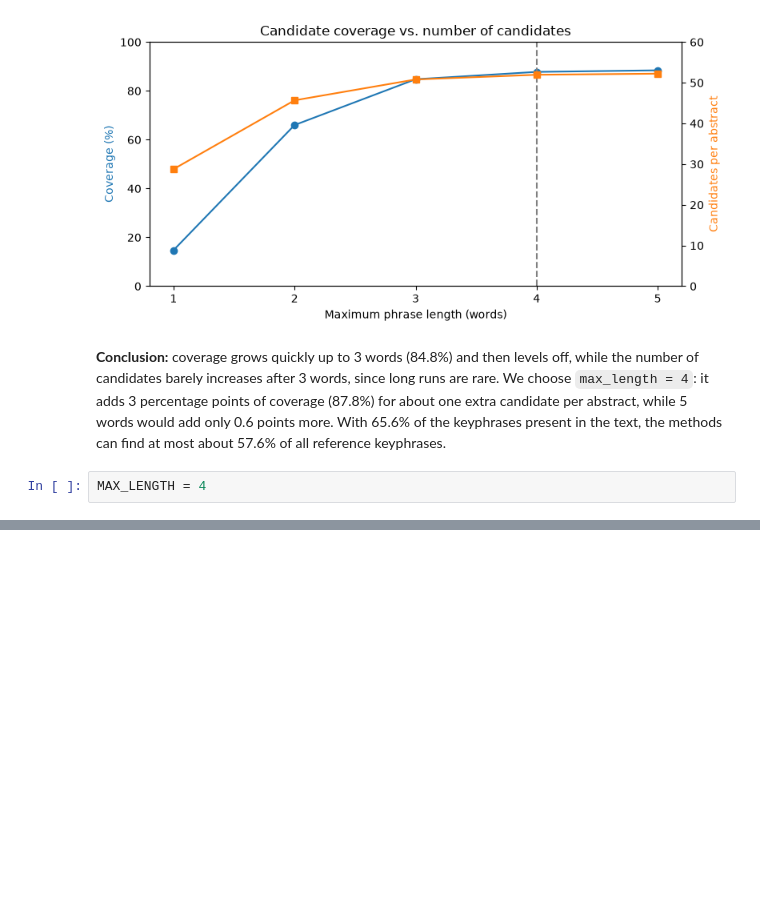
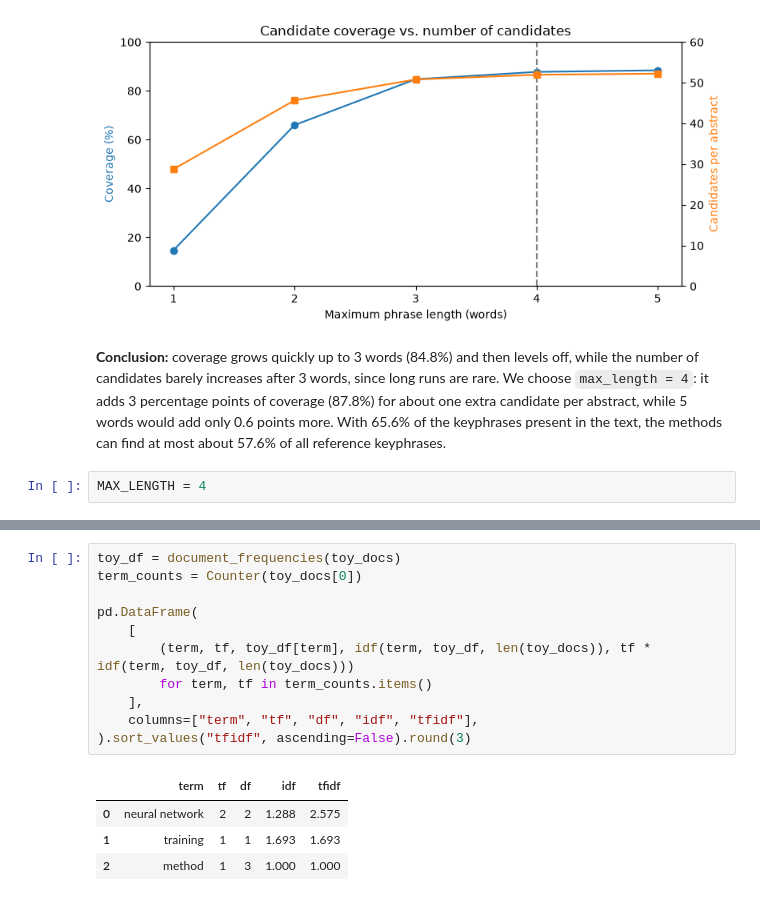
Before and after one commit to FicaBogdan15/keyword-extractor, a Jupyter notebook: keyword_extractor.ipynb, the cells around one changed output, grey strips where cells are left out. Saved outputs shown, nothing was run; the diff lists cells and outputs as text; blank space fills up the shorter version.

```diff
--- a/keyword_extractor.ipynb
+++ b/keyword_extractor.ipynb
@@ -660,0 +709,16 @@ MAX_LENGTH = 4
+# %%
+toy_df = document_frequencies(toy_docs)
+term_counts = Counter(toy_docs[0])
+
+pd.DataFrame(
+    [
+        (term, tf, toy_df[term], idf(term, toy_df, len(toy_docs)), tf * idf(term, toy_df, len(toy_docs)))
+        for term, tf in term_counts.items()
+    ],
+    columns=["term", "tf", "df", "idf", "tfidf"],
+).sort_values("tfidf", ascending=False).round(3)
+# %% [output]
+|  | term | tf | df | idf | tfidf |
+| 0 | neural network | 2 | 2 | 1.288 | 2.575 |
+| 1 | training | 1 | 1 | 1.693 | 1.693 |
+| 2 | method | 1 | 3 | 1.000 | 1.000 |
```
Also changed, not shown: parts of 35 cells of this notebook.
